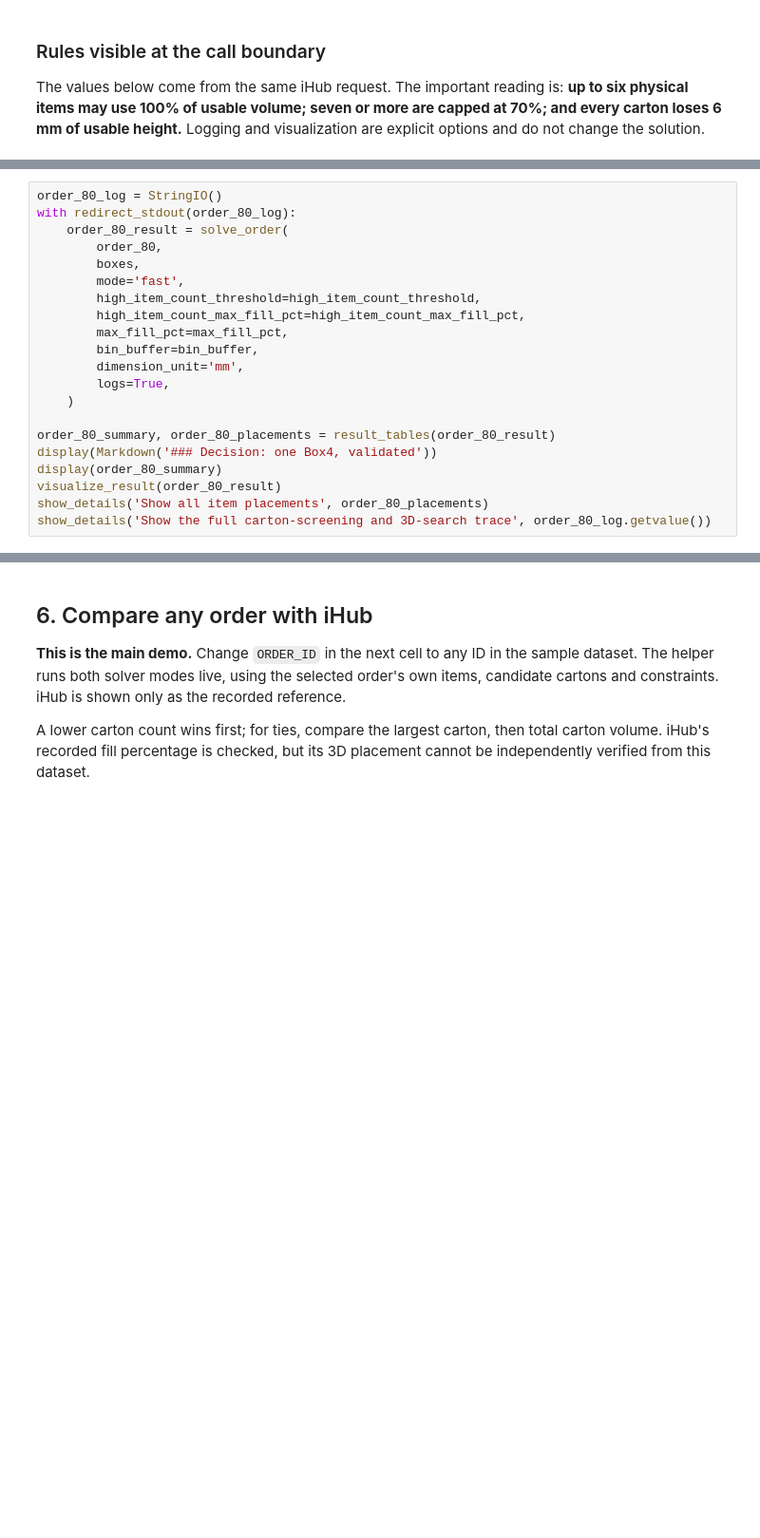
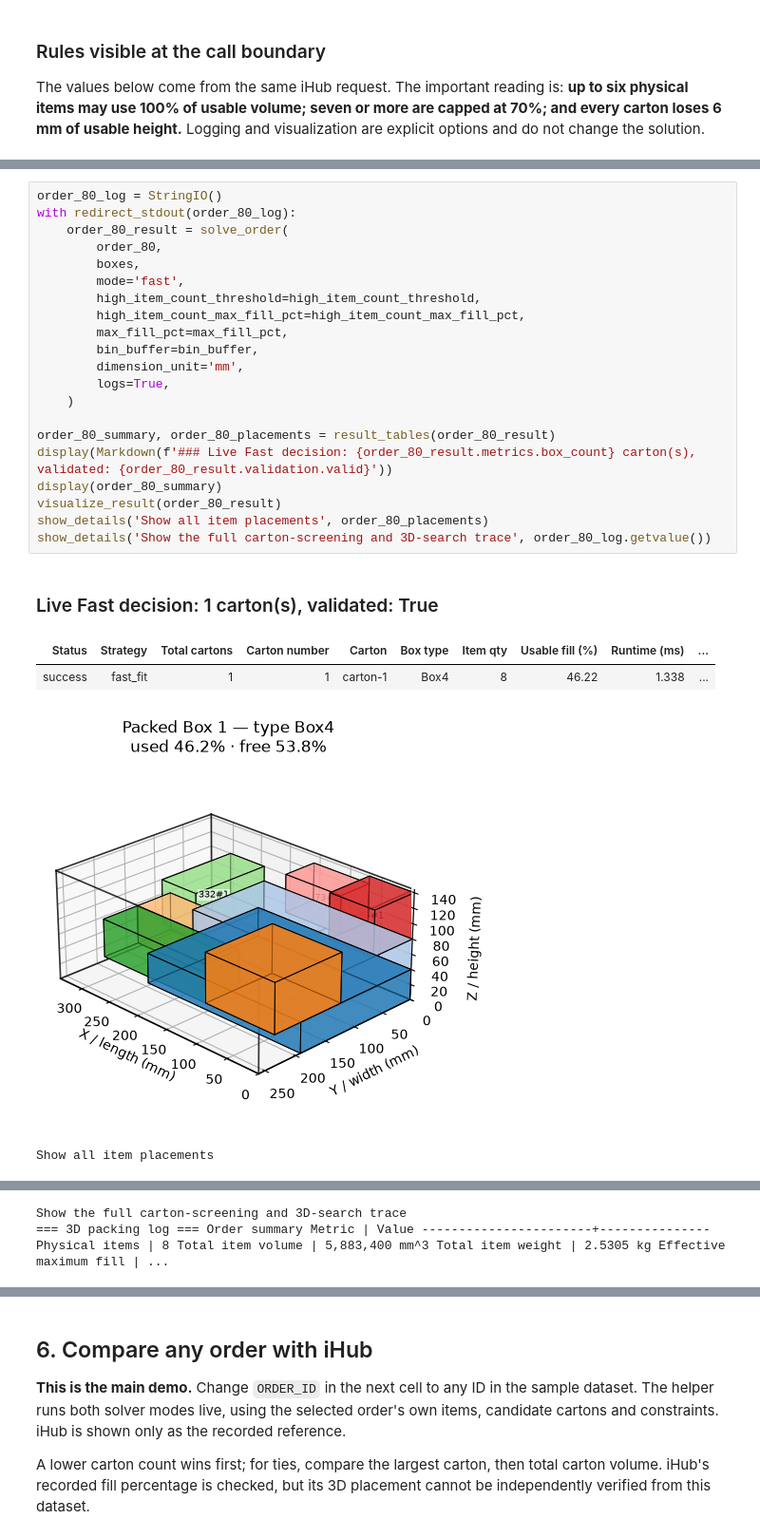
Before and after one commit to Voycepeh/ihubsolutions-capstone-project, a Jupyter notebook: notebooks/Solver Demo.ipynb, the cells around one changed output, grey strips where cells are left out. Shown at 95% size. Drawn from its saved outputs; the diff is of its cells as text; blank space fills up the shorter version.

```diff
--- a/notebooks/Solver Demo.ipynb
+++ b/notebooks/Solver Demo.ipynb
@@ -114,21 +140,27 @@ show_details('Show order 80 source items', make_table(item_rows_80, [
 # %%
 order_80_log = StringIO()
 with redirect_stdout(order_80_log):
     order_80_result = solve_order(
         order_80,
         boxes,
         mode='fast',
         high_item_count_threshold=high_item_count_threshold,
         high_item_count_max_fill_pct=high_item_count_max_fill_pct,
         max_fill_pct=max_fill_pct,
         bin_buffer=bin_buffer,
         dimension_unit='mm',
         logs=True,
     )
 
 order_80_summary, order_80_placements = result_tables(order_80_result)
-display(Markdown('### Decision: one Box4, validated'))
+display(Markdown(f'### Live Fast decision: {order_80_result.metrics.box_count} carton(s), validated: {order_80_result.validation.valid}'))
 display(order_80_summary)
 visualize_result(order_80_result)
 show_details('Show all item placements', order_80_placements)
 show_details('Show the full carton-screening and 3D-search trace', order_80_log.getvalue())
+# %% [output]
+### Live Fast decision: 1 carton(s), validated: True
+| Status | Strategy | Total cartons | Carton number | Carton | Box type | Item qty | Usable fill (%) | Runtime (ms) | ... |
+| success | fast_fit | 1 | 1 | carton-1 | Box4 | 8 | 46.22 | 1.338 | ... |
+[figure, added]
+Show all item placements
@@ -135,3 +176,5 @@ show_details('Show the full carton-screening and 3D-search trace', order_80_log.
+Show the full carton-screening and 3D-search trace
+=== 3D packing log === Order summary Metric | Value -----------------------+--------------- Physical items | 8 Total item volume | 5,883,400 mm^3 Total item weight | 2.5305 kg Effective maximum fill | ...
 # %% [markdown]
 ## 4. A constraint must change the answer
 
```
Also changed, not shown: parts of 34 cells of this notebook, 5 other files.
